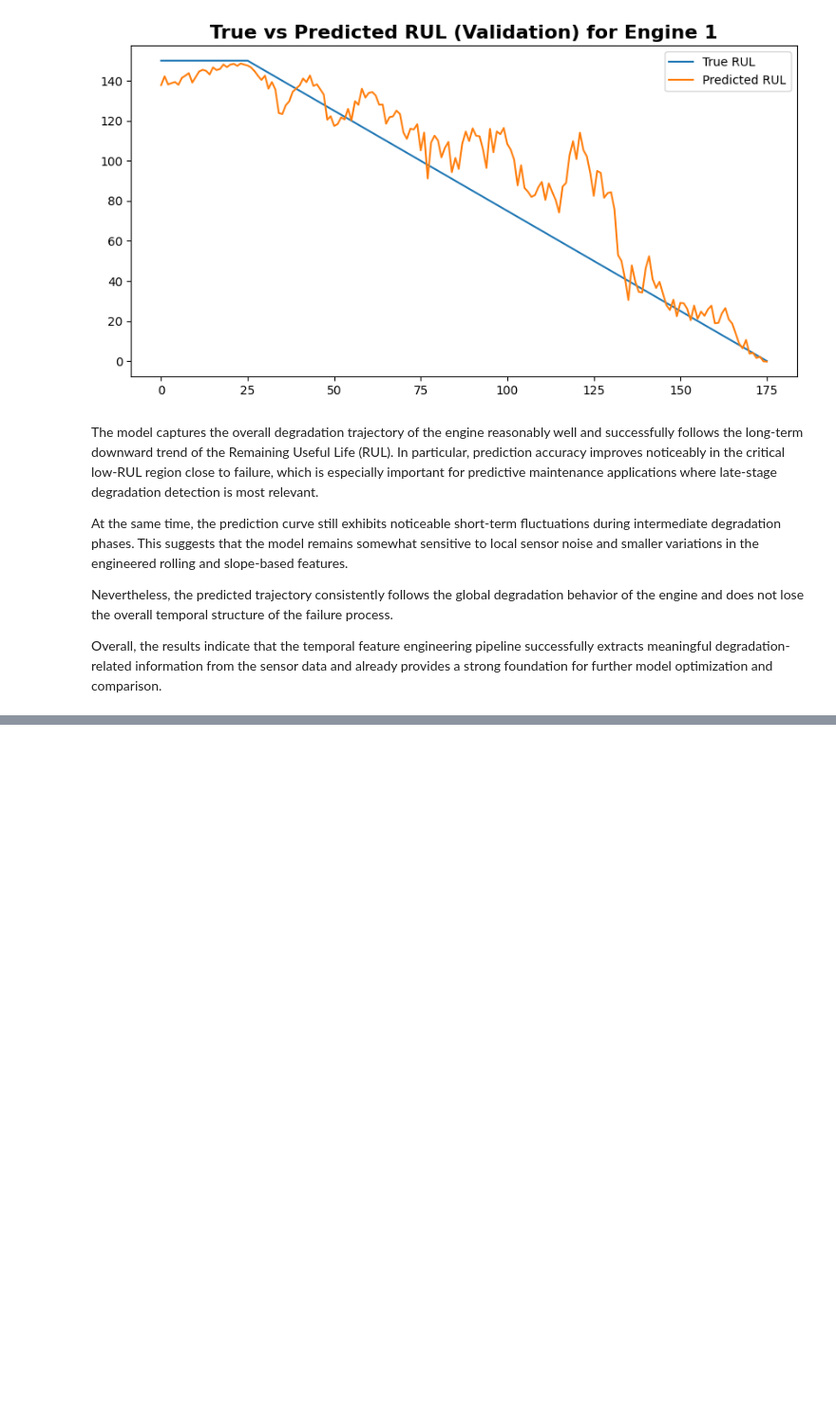
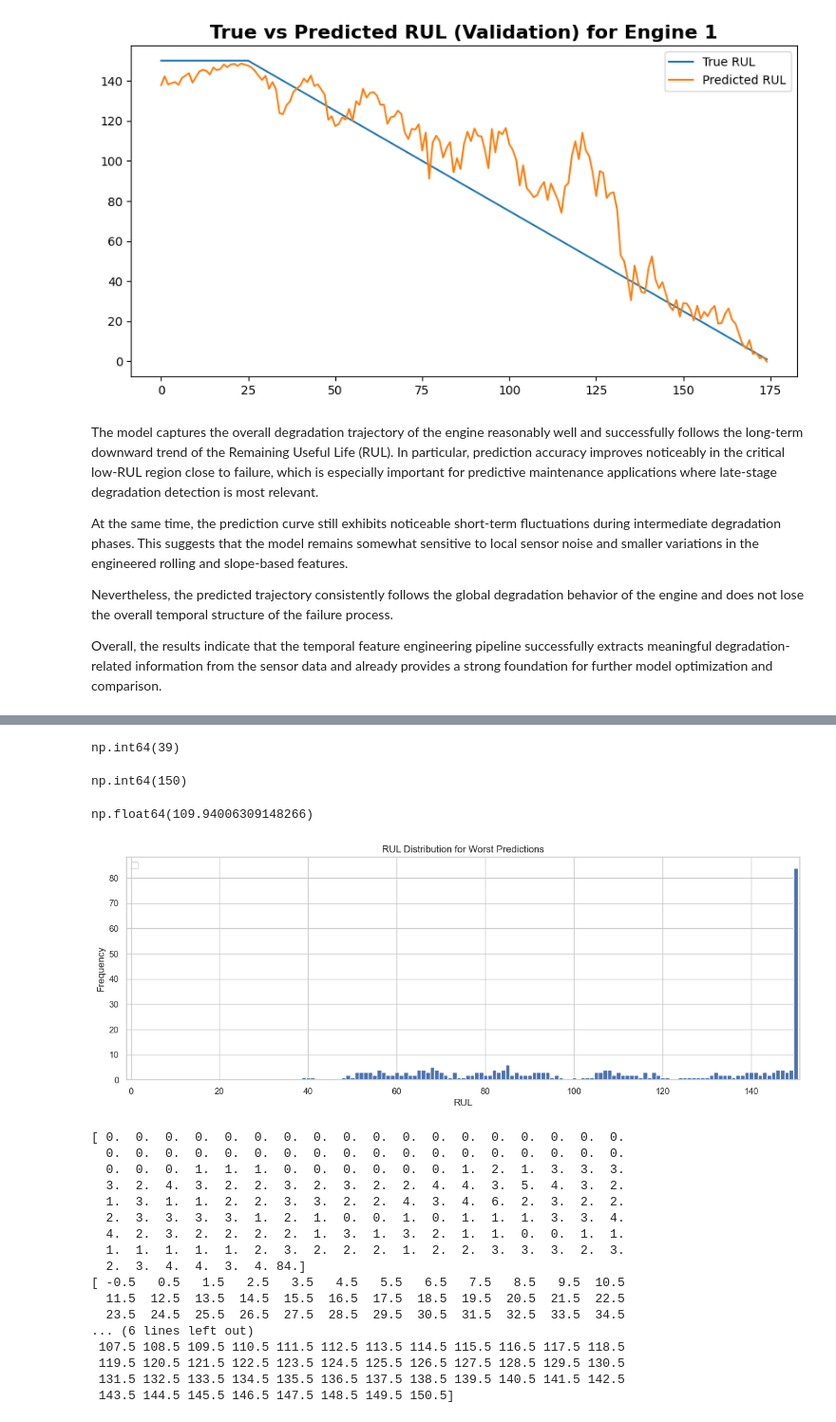
Before and after one commit to TobiSchl2010/predictive-maintenance-cmaps, a Jupyter notebook: notebooks/03_modeling.ipynb, the cells around one changed output, grey strips where cells are left out. Shown at 95% size. Cells and saved outputs as stored; diff of their text form; code cells hidden in the pictures; blank space fills up the shorter version.

```diff
--- a/notebooks/03_modeling.ipynb
+++ b/notebooks/03_modeling.ipynb
@@ -434,0 +495,10 @@ Overall, the results indicate that the temporal feature engineering pipeline suc
+# %%
+error_analysis_df = pd.DataFrame({
+    'engine_number': val_df['engine_number'].values,
+    'time_cycle': val_df['time_cycle'].values,
+    'RUL': y_val,
+    'predicted_RUL': val_pred,
+    'error': y_val - val_pred
+}).assign(
+    absolute_error=lambda x: np.abs(x['error'])
+)
@@ -434,0 +509,3 @@ Overall, the results indicate that the temporal feature engineering pipeline suc
+# %%
+# top worst predictions
+worst_predictions = error_analysis_df[error_analysis_df['absolute_error'] > 40].sort_values('absolute_error', ascending=False)
@@ -434,0 +537,44 @@ Overall, the results indicate that the temporal feature engineering pipeline suc
+# %%
+worst_predictions['RUL'].min()
+# %% [output]
+np.int64(39)
+# %%
+worst_predictions['RUL'].max()
+# %% [output]
+np.int64(150)
+# %%
+worst_predictions['RUL'].mean()
+# %% [output]
+np.float64(109.94006309148266)
+# %%
+plt.figure(figsize=(15, 5))
+counts, bins, bars = plt.hist(worst_predictions['RUL'].values, bins=np.arange(-0.5, 151.5, 1))
+plt.title('RUL Distribution for Worst Predictions')
+plt.xlabel('RUL')
+plt.ylabel('Frequency')
+plt.xlim(-1, 151)
+plt.legend()
+plt.savefig('../reports/plots/worst_predictions_xgb_rul_distribution.png')
+plt.show()
+
+print(counts)
+print(bins)
+# %% [output]
+[figure, added]
+[ 0.  0.  0.  0.  0.  0.  0.  0.  0.  0.  0.  0.  0.  0.  0.  0.  0.  0.
+  0.  0.  0.  0.  0.  0.  0.  0.  0.  0.  0.  0.  0.  0.  0.  0.  0.  0.
+  0.  0.  0.  1.  1.  1.  0.  0.  0.  0.  0.  0.  1.  2.  1.  3.  3.  3.
+  3.  2.  4.  3.  2.  2.  3.  2.  3.  2.  2.  4.  4.  3.  5.  4.  3.  2.
+  1.  3.  1.  1.  2.  2.  3.  3.  2.  2.  4.  3.  4.  6.  2.  3.  2.  2.
+  2.  3.  3.  3.  3.  1.  2.  1.  0.  0.  1.  0.  1.  1.  1.  3.  3.  4.
+  4.  2.  3.  2.  2.  2.  2.  1.  3.  1.  3.  2.  1.  1.  0.  0.  1.  1.
+  1.  1.  1.  1.  1.  2.  3.  2.  2.  2.  1.  2.  2.  3.  3.  3.  2.  3.
+  2.  3.  4.  4.  3.  4. 84.]
+[ -0.5   0.5   1.5   2.5   3.5   4.5   5.5   6.5   7.5   8.5   9.5  10.5
+  11.5  12.5  13.5  14.5  15.5  16.5  17.5  18.5  19.5  20.5  21.5  22.5
+  23.5  24.5  25.5  26.5  27.5  28.5  29.5  30.5  31.5  32.5  33.5  34.5
+... (6 lines left out)
+ 107.5 108.5 109.5 110.5 111.5 112.5 113.5 114.5 115.5 116.5 117.5 118.5
+ 119.5 120.5 121.5 122.5 123.5 124.5 125.5 126.5 127.5 128.5 129.5 130.5
+ 131.5 132.5 133.5 134.5 135.5 136.5 137.5 138.5 139.5 140.5 141.5 142.5
+ 143.5 144.5 145.5 146.5 147.5 148.5 149.5 150.5]
```
Also changed, not shown: parts of 26 cells of this notebook, 5 other files.
